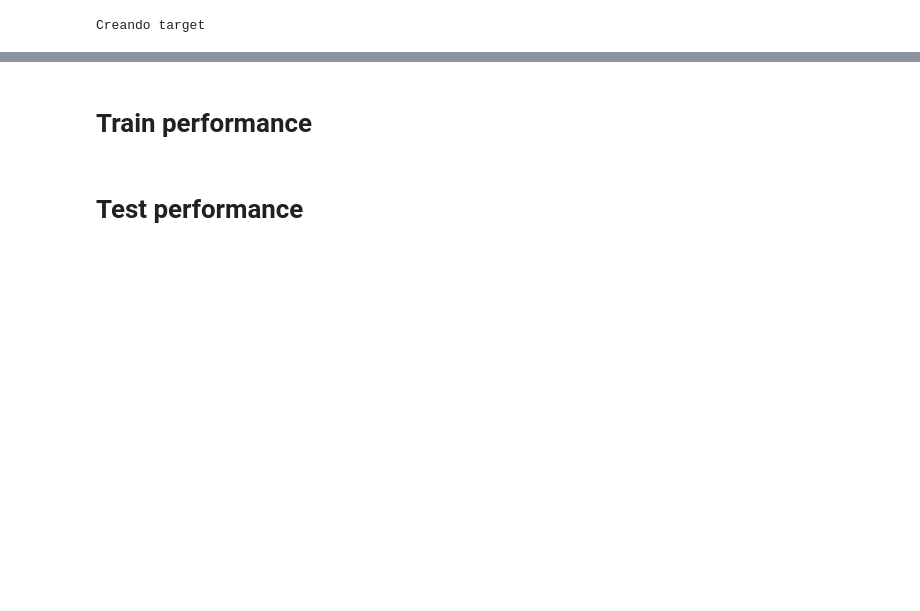
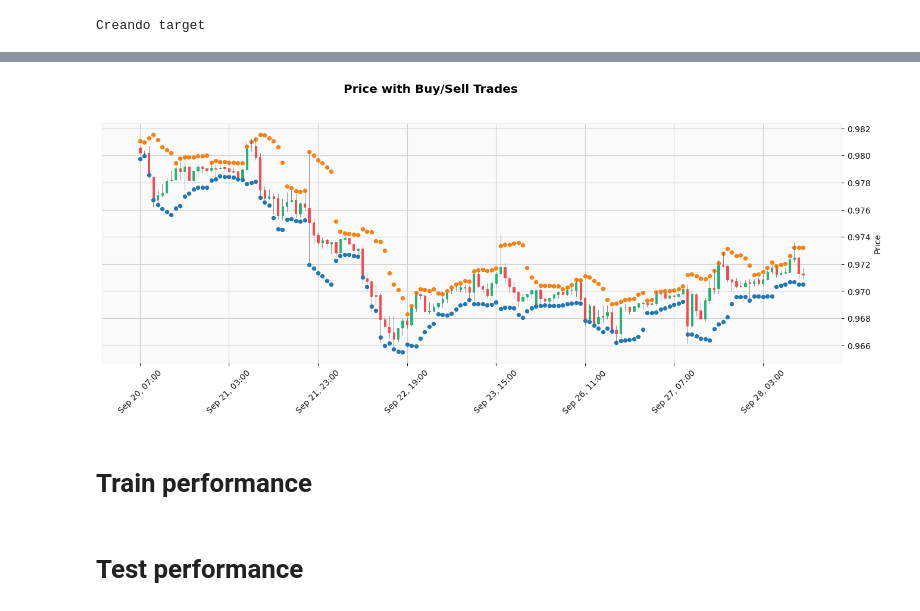
Before and after one commit to SaidJacobo/forex_ml_bot, a Jupyter notebook: notebooks/Pruebillas.ipynb, the cells around one changed output, grey strips where cells are left out. Saved outputs shown, nothing was run; the diff lists cells and outputs as text; code cells hidden in the pictures; blank space fills up the shorter version.

```diff
--- a/notebooks/Pruebillas.ipynb
+++ b/notebooks/Pruebillas.ipynb
@@ -375,6 +360,46 @@ df['day'] = df.Date.dt.day
 df['hour'] = df.Date.dt.hour
 
 df[df.side!=0].groupby(['year','month','day'])['side'].count()
+# %%
+import pandas as pd
+import numpy as np
+import mplfinance as mpf
+import matplotlib.pyplot as plt
+from datetime import timedelta
+
+symbols_path = './backbone/data/backtest/symbols/USDCHF.csv'
+historical_prices = pd.read_csv(symbols_path, nrows=150)
+
+historical_prices['Date'] = pd.to_datetime(historical_prices['Date'])
+
+historical_prices.set_index('Date', inplace=True)
+
+resistances = mpf.make_addplot(historical_prices['r1'], type='scatter')
+supports = mpf.make_addplot(historical_prices['s1'], type='scatter')
+
+# Crear las listas de anotaciones inicializadas con NaN
+fig, axlist = mpf.plot(
+    historical_prices,
+    type='candle',
+    style='yahoo',
+    returnfig=True,
+    volume=False,
+    title='Price with Buy/Sell Trades',
+    figratio=(15,5),
+    addplot=[supports, resistances]
+)
+
+
+# Añadir etiquetas y leyenda
+handles, labels = ax.get_legend_handles_labels()
+by_label = dict(zip(labels, handles))
+ax.legend(by_label.values(), by_label.keys())
+
+plt.xticks(rotation=45)
+
+plt.show()
+# %% [output]
+[figure, added]
 # %%
 # import pandas as pd
 # import os
```
Also changed, not shown: parts of 4 cells of this notebook, 15 other files.
